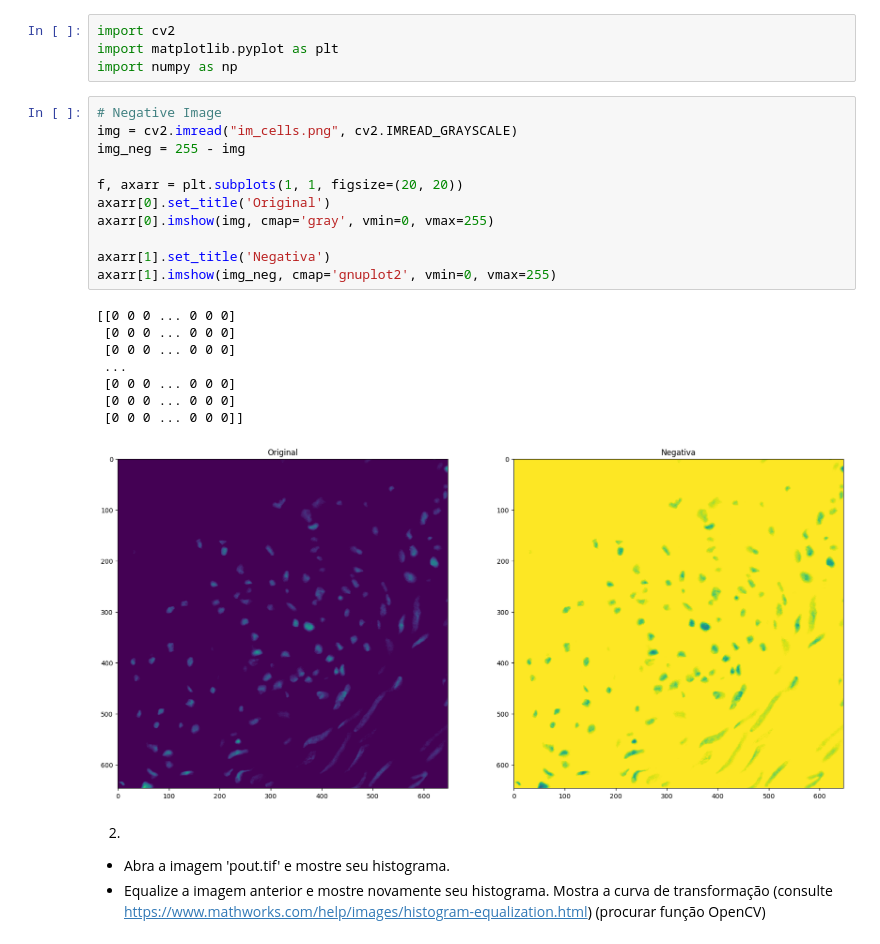
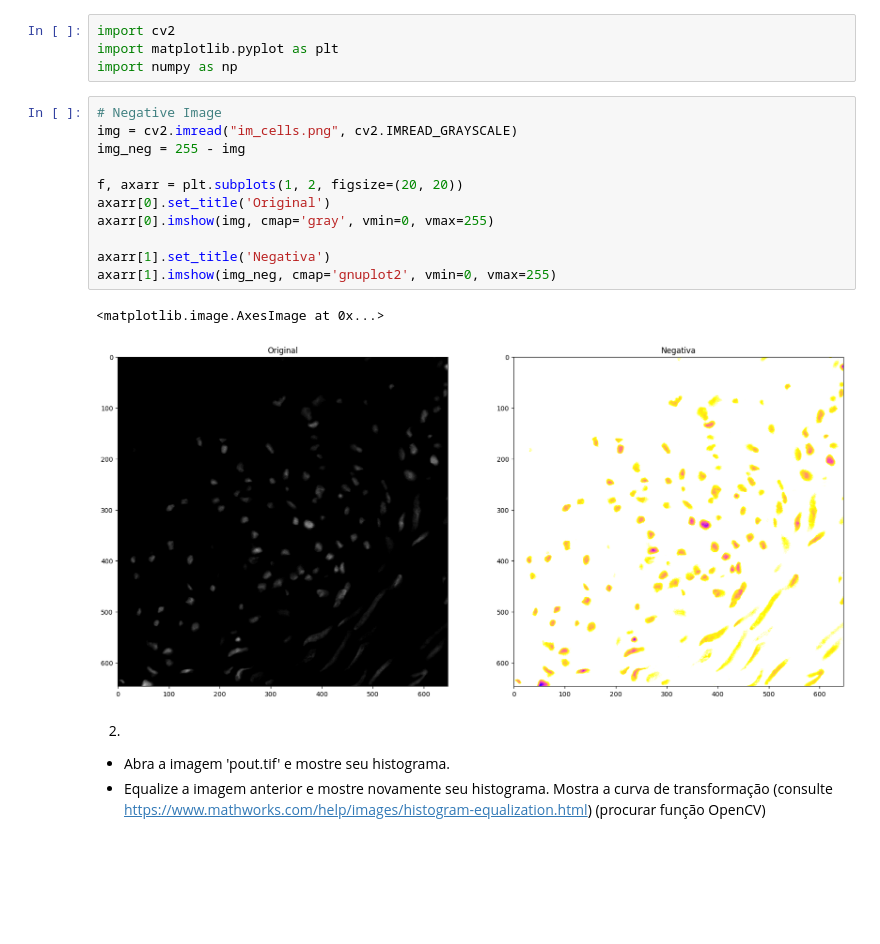
Before and after one commit to gabrielmsantos/pgc111-labs-2023, a Jupyter notebook: Lab03 - Histogram Equalization/Lab03_hist.ipynb, the cells around one changed output. Saved outputs shown, nothing was run; the diff lists cells and outputs as text; blank space fills up the shorter version.

Commit message:
update histogram

```diff
--- a/Lab03 - Histogram Equalization/Lab03_hist.ipynb
+++ b/Lab03 - Histogram Equalization/Lab03_hist.ipynb
@@ -13,23 +13,17 @@ import numpy as np
 # %%
 # Negative Image
 img = cv2.imread("im_cells.png", cv2.IMREAD_GRAYSCALE)
 img_neg = 255 - img
 
-f, axarr = plt.subplots(1, 1, figsize=(20, 20))
+f, axarr = plt.subplots(1, 2, figsize=(20, 20))
 axarr[0].set_title('Original')
 axarr[0].imshow(img, cmap='gray', vmin=0, vmax=255)
 
 axarr[1].set_title('Negativa')
 axarr[1].imshow(img_neg, cmap='gnuplot2', vmin=0, vmax=255)
 # %% [output]
-[[0 0 0 ... 0 0 0]
- [0 0 0 ... 0 0 0]
- [0 0 0 ... 0 0 0]
- ...
- [0 0 0 ... 0 0 0]
- [0 0 0 ... 0 0 0]
- [0 0 0 ... 0 0 0]]
+<matplotlib.image.AxesImage at 0x...>
-[figure, old version]
+[figure, new version]
 # %% [markdown]
 2)
 - Abra a imagem 'pout.tif' e mostre seu histograma.
```
